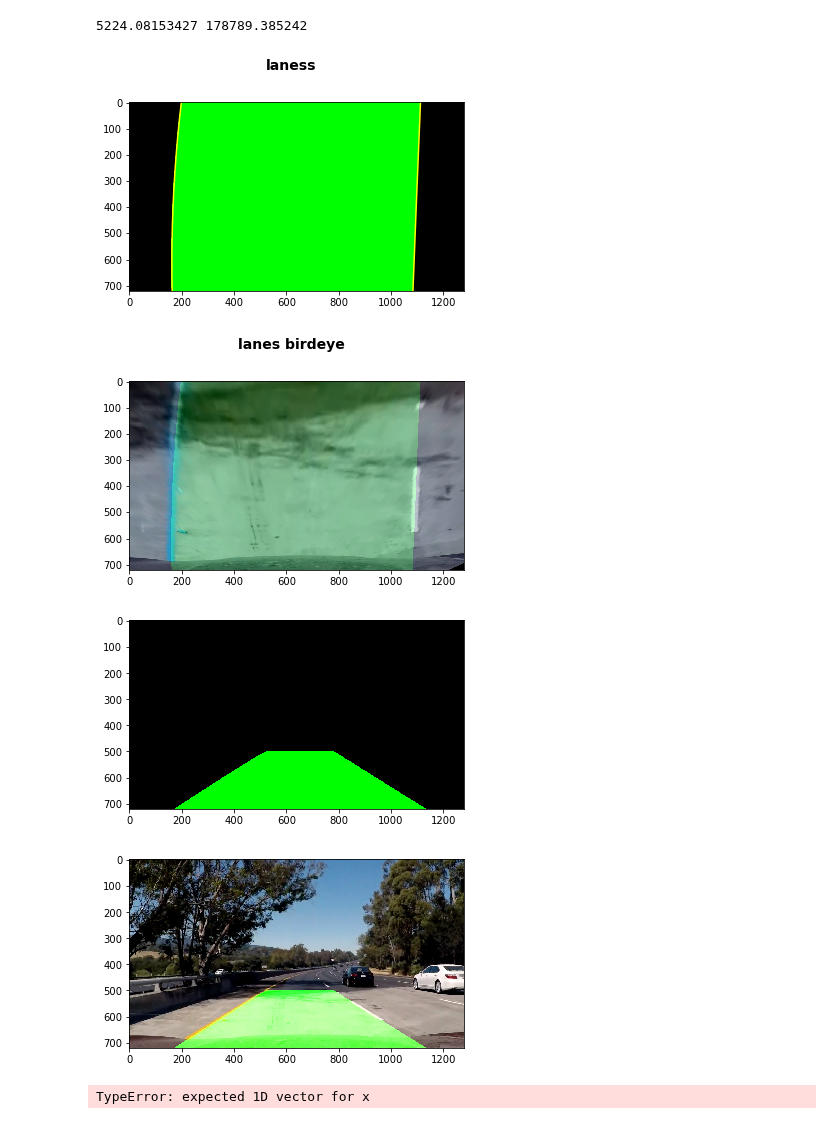
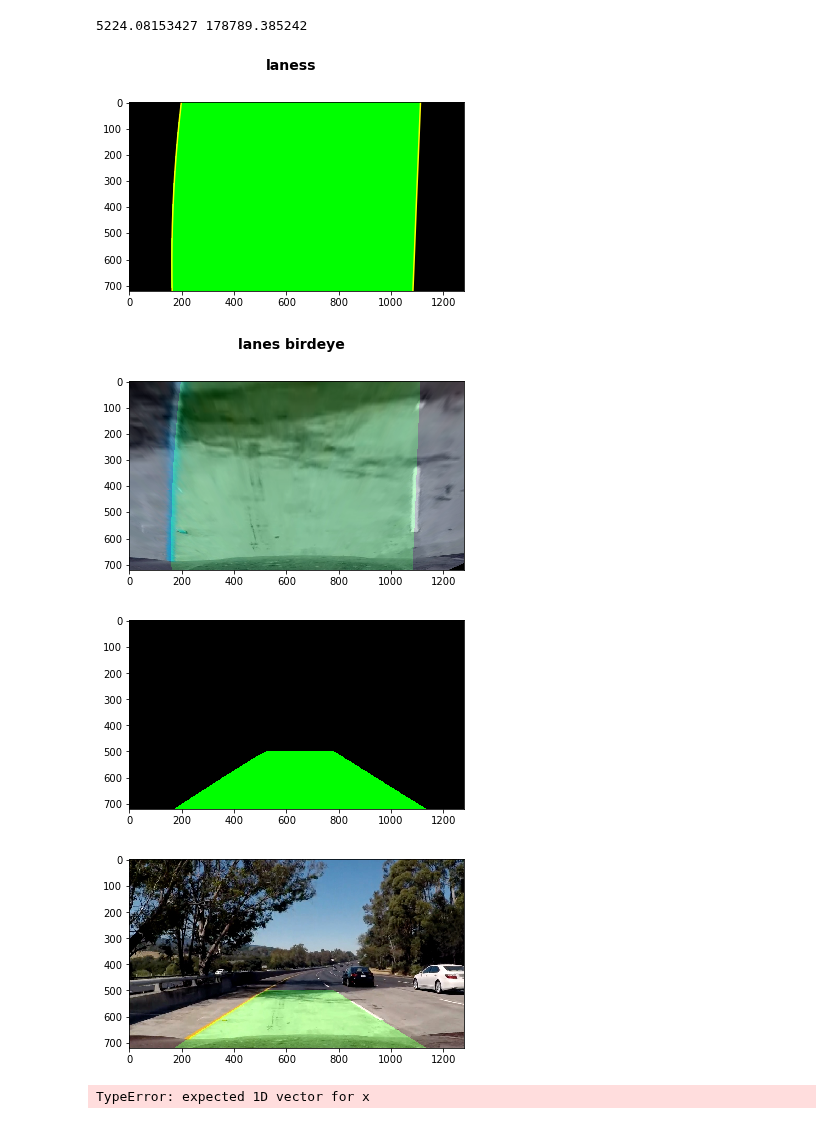
Before and after one commit to cipher982/HiFi-Lane-Tracking, a Jupyter notebook: main.ipynb, the cells around one changed output. Cells and saved outputs as stored; diff of their text form; code cells hidden in the pictures.

```diff
--- a/main.ipynb
+++ b/main.ipynb
@@ -460,35 +461,35 @@ step00 = step0.copy()
 alpha = 0.2
 temp = cv2.addWeighted(color_warp, alpha, step00, 1 - alpha,0, step00)
 plt.imshow(temp)
 plt.suptitle('lanes birdeye', fontsize=14, fontweight='bold')
 plt.show()
 
 # Un-un-warp function
 def unwarp(warped, M):
     img = warped
     img_size = (img.shape[1], img.shape[0])
     return cv2.warpPerspective(warped, M, img_size,
                                flags=cv2.WARP_INVERSE_MAP)
 
 
 # Present basic transformation of polygon
 tt = unwarp(color_warp, M)
 plt.imshow(tt)
 plt.show()
 
 # Create copy (so addWeighted does not stack)
 tt_copy = tt.copy()
 
 # Overlay the image
 alpha = .3
-temp = cv2.addWeighted(tt_copy, 1, test_images[6],1,0)
+temp = cv2.addWeighted(tt_copy, .3, test_images[6],1,0)
 plt.imshow(cv2.cvtColor(temp, cv2.COLOR_BGR2RGB))
 plt.show()
 # %% [output]
 [figure]
 [figure]
 [figure]
-[figure, old version]
+[figure, new version]
 # %%
 """
 Polynomial Method, may not need?
```
Also changed, not shown: parts of 3 cells of this notebook, 1 other file.
